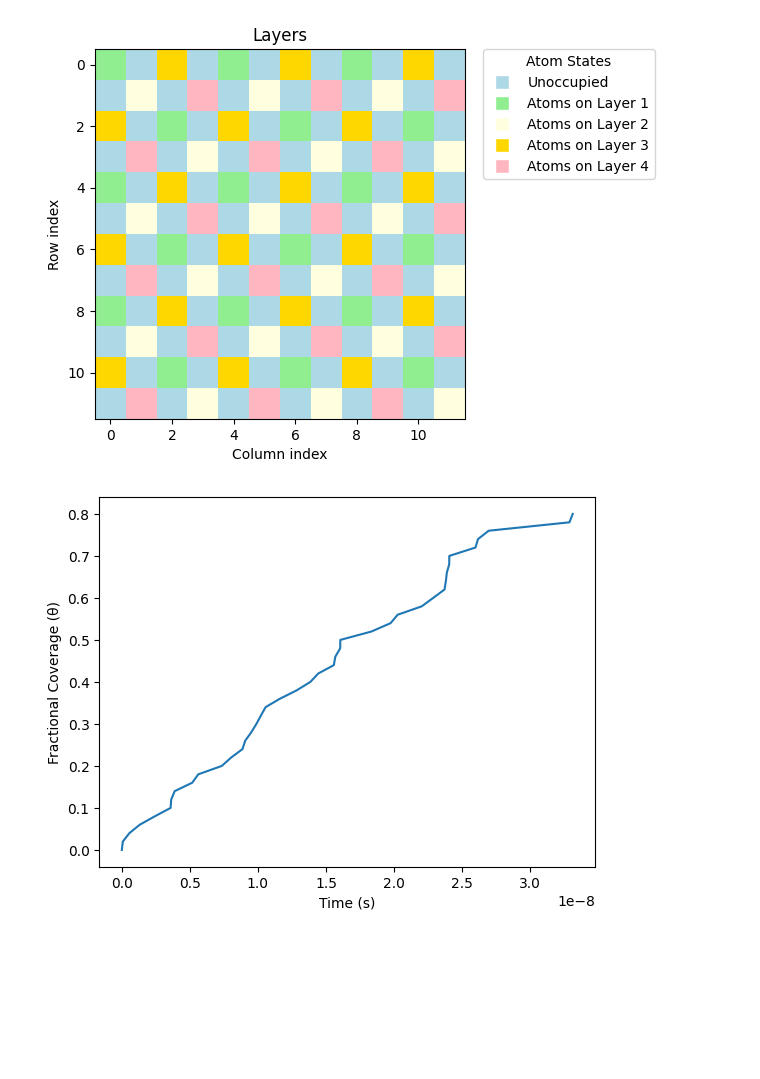
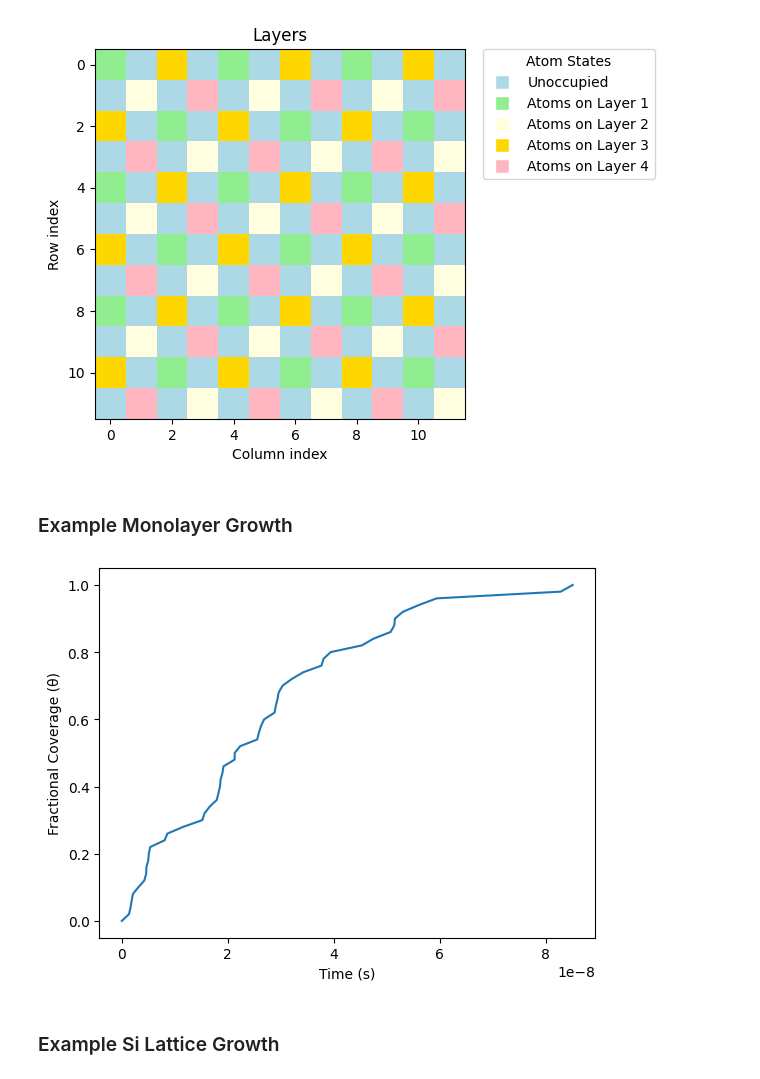
Before and after one commit to lisagavronskiy/si-epitaxy, a Jupyter notebook: Si-epitaxy.ipynb, the cells around one changed output. Saved outputs shown, nothing was run; the diff lists cells and outputs as text; code cells hidden in the pictures; blank space fills up the shorter version.

Commit message:
Adding updated kMC and MD simulations, processing scripts, and results

```diff
--- a/Si-epitaxy.ipynb
+++ b/Si-epitaxy.ipynb
@@ -93,14 +129,14 @@ The available locations of atoms can be seen in the generated graph called _Laye
 # %%
 def initialize_lattice(size, layer_number=1, percentage=1, seed=None):
     """
-    Initialize a 2D lattice grid with the specified size and for a layer, where a given
-    percentage of sites are set to 1 (occupied) and the rest to 0 (unoccupied).
+    Initialize a 2D lattice grid with the specified size and for a layer.
 
     Parameters:
     - size (int): The size of the lattice (NxN).
                   Should be a multiple of 4 in order for the lattice to be periodic.
     - layer_number (int): The layer number a new lattice is being generated for.
     - percentage (float): Fraction of sites to initialize with a value of 1. Must be between 0 and 1.
+                            -> Current code needs to be updated for this function to work
     - seed (int or None): Seed for the random number generator for reproducibility. Default is None.
 
     Returns:
@@ -118,11 +154,6 @@ def initialize_lattice(size, layer_number=1, percentage=1, seed=None):
 
     # Create an NxN lattice filled with zeros
     lattice = np.zeros((size, size), dtype=int)
-
-    # Randomly select indices to set to 1 -> this will do nothing; needs to be updated
-    num_ones = int(size * size * percentage)
-    ones_indices = np.random.choice(size * size, num_ones, replace=False)
-    lattice.ravel()[ones_indices] = 1
 
     if layer_number % 4 == 1:
         # Type 1
@@ -433,19 +489,23 @@ def grow_Si(layers, length, percent_occupied_substrate=1, n_steps=100, simulatio
 
 # layers = grow_Si(10, LENGTH, 1, 190)
+# %% [markdown]
+### Example Monolayer Growth
 # %%
 LENGTH = 20
 base_Si_layer = initialize_lattice(LENGTH, 1) # 0.90 contains 10% vacancies (defects)
 
 # even, layer 2
 second_layer = np.zeros((LENGTH, LENGTH), dtype=int) # initialize_lattice(LENGTH, 2, 0) # Say majority of it is empty
 
-configurations, times, fractional_coverages = run_monolayer_simulation(second_layer, 2, base_Si_layer, LENGTH, n_steps=40, simulation_params=(133, 500))
+configurations, times, fractional_coverages = run_monolayer_simulation(second_layer, 2, base_Si_layer, LENGTH, n_steps=50, simulation_params=(133, 500))
 
 plt.plot(times, fractional_coverages)
 plt.xlabel('Time (s)'), plt.ylabel('Fractional Coverage (θ)')
 plt.show()
+
+# unit is nm/s
 # %% [output]
-[figure, old version]
+[figure, new version]
 # %%
 layer_mask = initialize_lattice(LENGTH, 1)
 base_Si_layer[(base_Si_layer == 0) & (layer_mask != 0)] = 2
@@ -563,3 +623,5 @@ fig.update_layout(
 
 # Show the figure
 fig.show()
+# %% [markdown]
+### Example Si Lattice Growth
```
Also changed, not shown: parts of 16 cells of this notebook, 29 other files.
